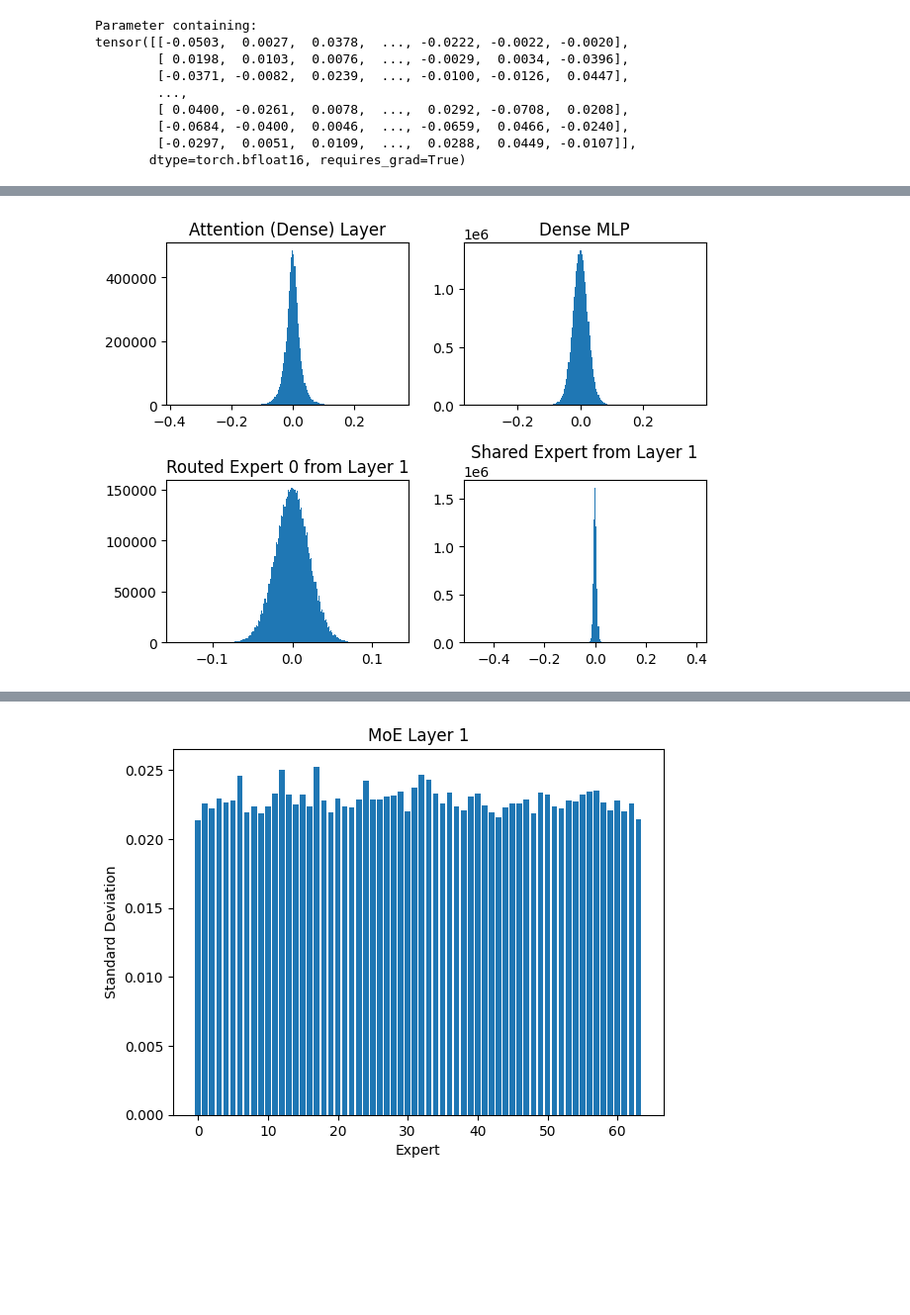
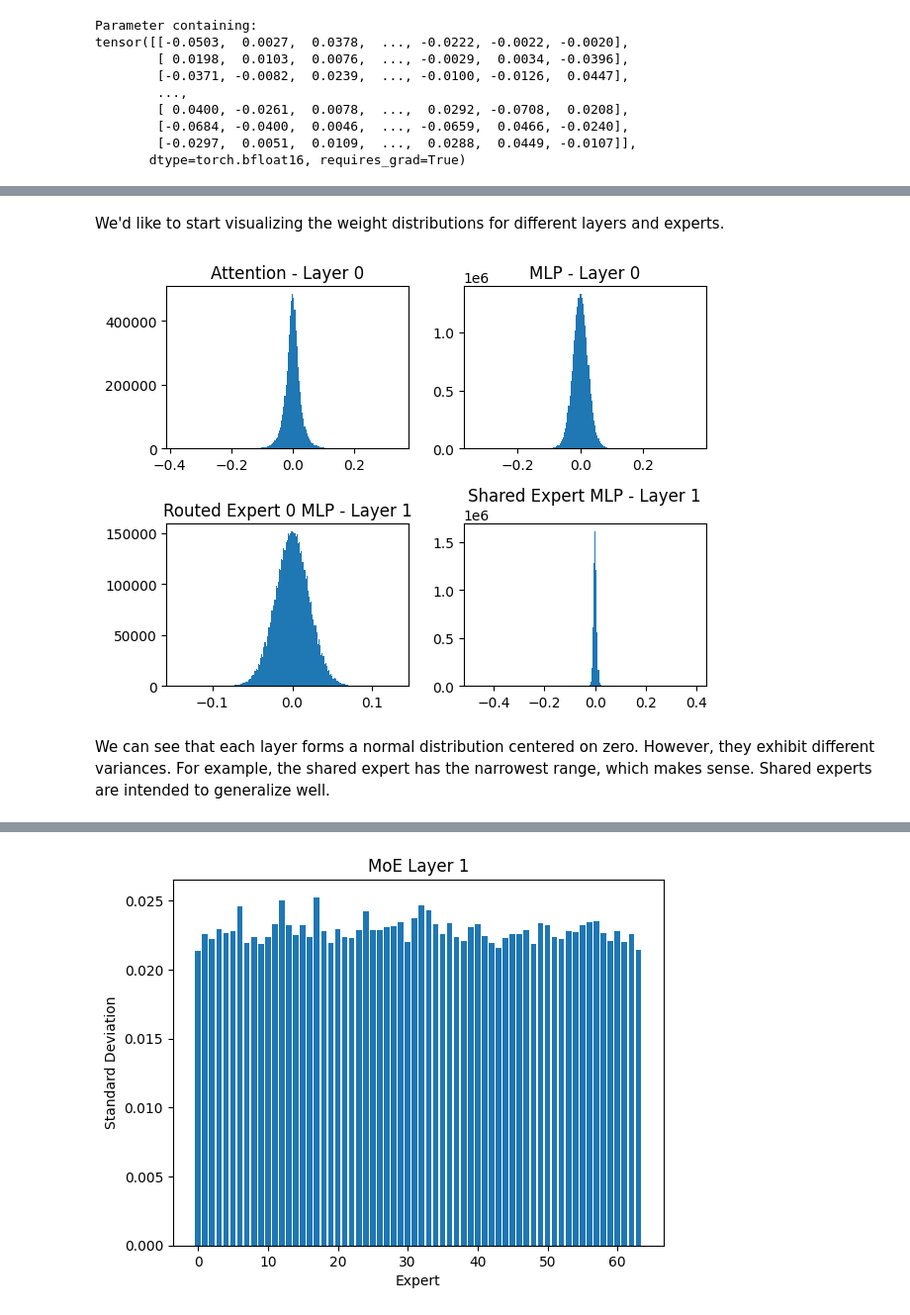
Before and after one commit to JR-Vickers/quantization-study, a Jupyter notebook: notebooks/02_weight_inspection.ipynb, the cells around one changed output, grey strips where cells are left out. Shown at 99% size. Cells and saved outputs as stored; diff of their text form; code cells hidden in the pictures; blank space fills up the shorter version.

```diff
--- a/notebooks/02_weight_inspection.ipynb
+++ b/notebooks/02_weight_inspection.ipynb
@@ -51,22 +42,25 @@ plt.show()
+# %% [markdown]
+We'd like to start visualizing the weight distributions for different layers and experts.
 # %%
-# Make a 2x2 subplot figure
 plt.subplot(2, 2, 1)
 plt.hist(model.model.layers[0].self_attn.q_proj.weight.detach().float().numpy().flatten(), bins=200)
-plt.title("Attention (Dense) Layer")
+plt.title("Attention - Layer 0")
 
 plt.subplot(2, 2, 2)
 plt.hist(model.model.layers[0].mlp.gate_proj.weight.detach().float().numpy().flatten(), bins=200)
-plt.title("Dense MLP")
+plt.title("MLP - Layer 0")
 
 plt.subplot(2, 2, 3)
 plt.hist(model.model.layers[1].mlp.experts.gate_up_proj[0].detach().float().numpy().flatten(), bins=200)
-plt.title("Routed Expert 0 from Layer 1")
+plt.title("Routed Expert 0 MLP - Layer 1")
 
 plt.subplot(2, 2, 4)
 plt.hist(model.model.layers[1].mlp.shared_experts.gate_proj.weight.detach().float().numpy().flatten(), bins=200)
-plt.title("Shared Expert from Layer 1")
+plt.title("Shared Expert MLP - Layer 1")
 
 plt.tight_layout()
 # %% [output]
-[figure, old version]
+[figure, new version]
+# %% [markdown]
+We can see that each layer forms a normal distribution centered on zero.  However, they exhibit different variances.  For example, the shared expert has the narrowest range, which makes sense.  Shared experts are intended to generalize well.
 # %% [markdown]
```
Also changed, not shown: parts of 16 cells of this notebook.
